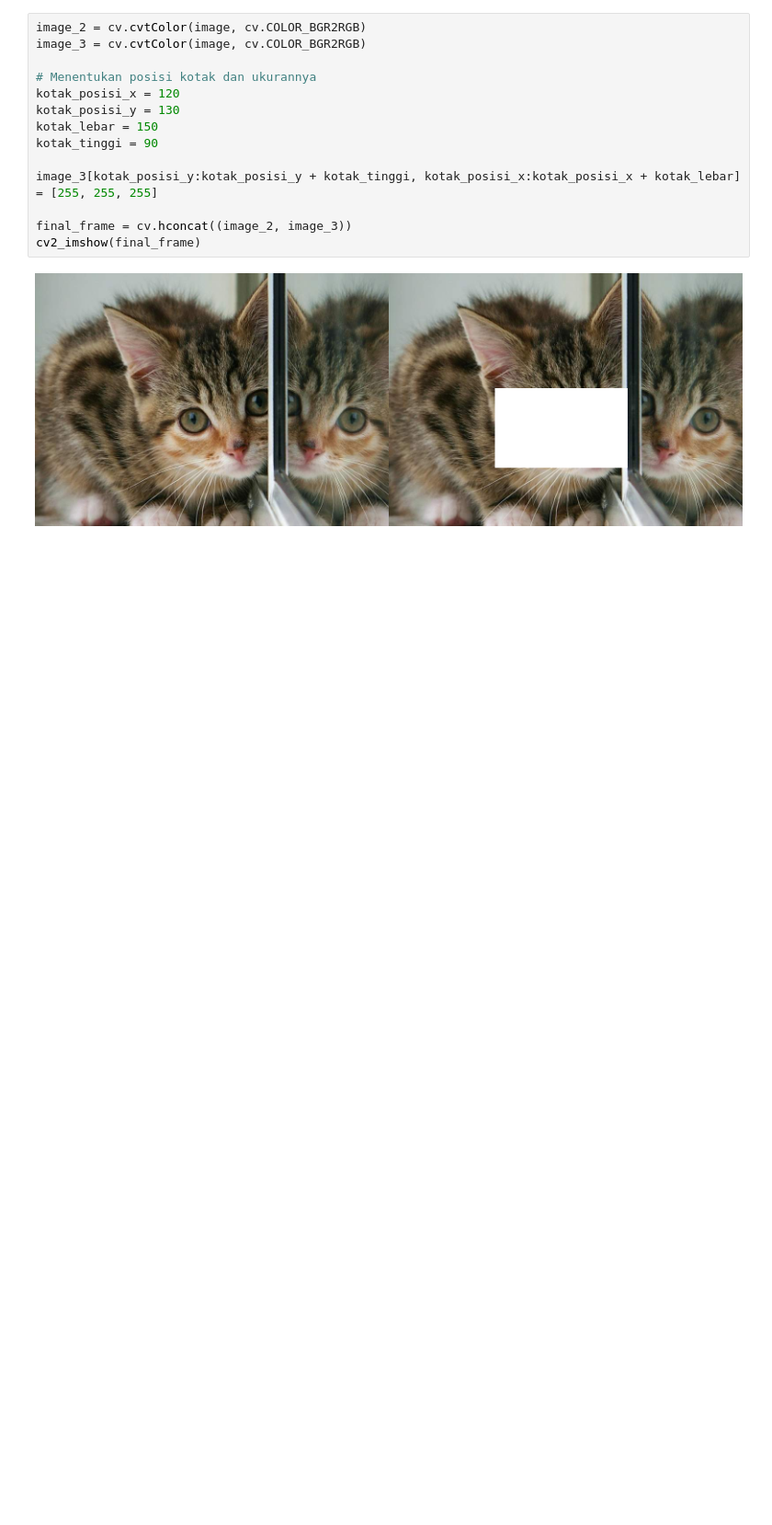
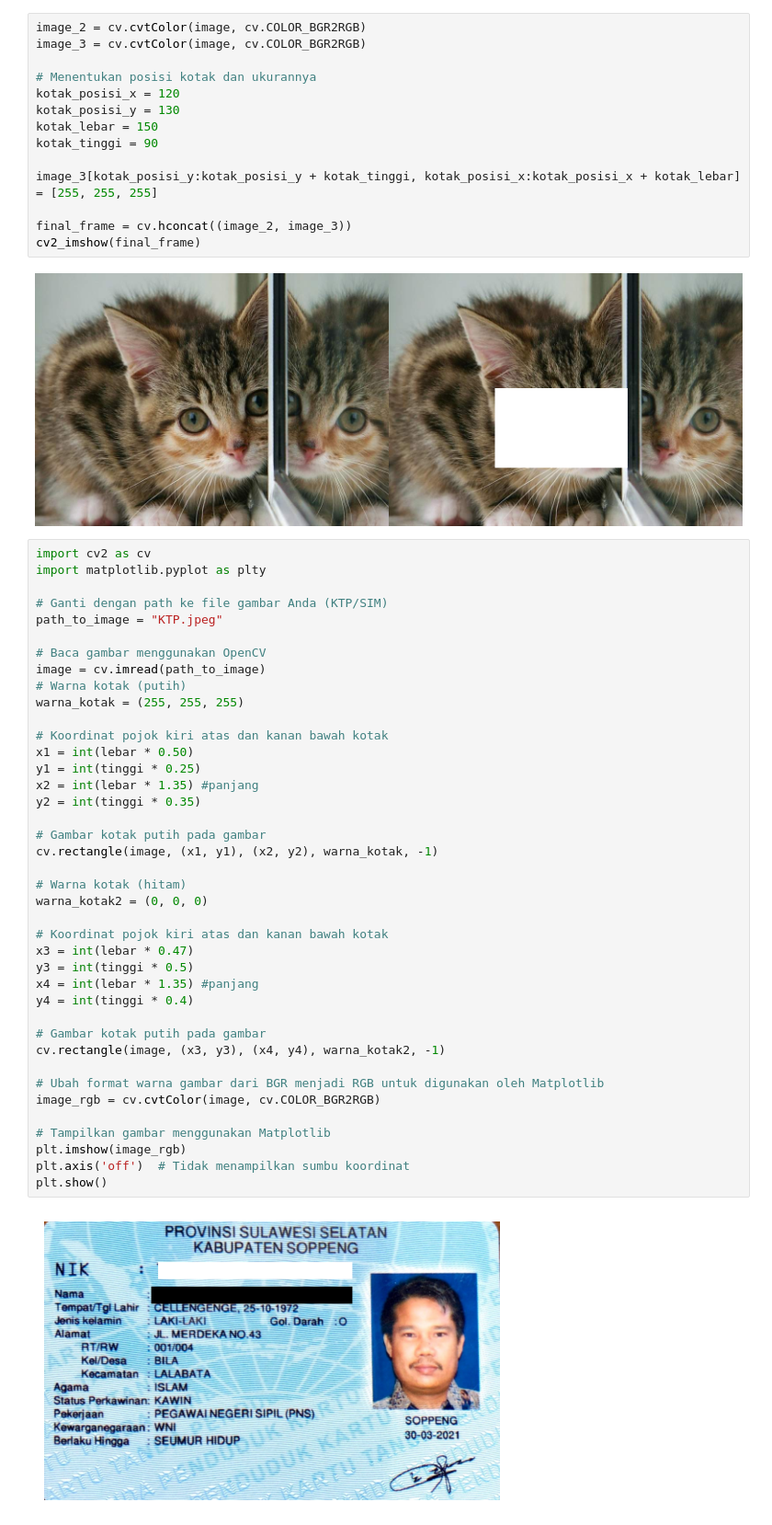
Before and after one commit to KrysnaRachmatR/PCVK_GANJIL_2023, a Jupyter notebook: Week1.ipynb, the cells around one changed output. Shown at 92% size. Drawn from its saved outputs; the diff is of its cells as text; blank space fills up the shorter version.

```diff
--- a/Week1.ipynb
+++ b/Week1.ipynb
@@ -93,3 +93,45 @@ final_frame = cv.hconcat((image_2, image_3))
 cv2_imshow(final_frame)
 # %% [output]
 [figure]
+# %%
+import cv2 as cv
+import matplotlib.pyplot as plty
+
+# Ganti dengan path ke file gambar Anda (KTP/SIM)
+path_to_image = "KTP.jpeg"
+
+# Baca gambar menggunakan OpenCV
+image = cv.imread(path_to_image)
+# Warna kotak (putih)
+warna_kotak = (255, 255, 255)
+
+# Koordinat pojok kiri atas dan kanan bawah kotak
+x1 = int(lebar * 0.50)
+y1 = int(tinggi * 0.25)
+x2 = int(lebar * 1.35) #panjang
+y2 = int(tinggi * 0.35)
+
+# Gambar kotak putih pada gambar
+cv.rectangle(image, (x1, y1), (x2, y2), warna_kotak, -1)
+
+# Warna kotak (hitam)
+warna_kotak2 = (0, 0, 0)
+
+# Koordinat pojok kiri atas dan kanan bawah kotak
+x3 = int(lebar * 0.47)
+y3 = int(tinggi * 0.5)
+x4 = int(lebar * 1.35) #panjang
+y4 = int(tinggi * 0.4)
+
+# Gambar kotak putih pada gambar
+cv.rectangle(image, (x3, y3), (x4, y4), warna_kotak2, -1)
+
+# Ubah format warna gambar dari BGR menjadi RGB untuk digunakan oleh Matplotlib
+image_rgb = cv.cvtColor(image, cv.COLOR_BGR2RGB)
+
+# Tampilkan gambar menggunakan Matplotlib
+plt.imshow(image_rgb)
+plt.axis('off')  # Tidak menampilkan sumbu koordinat
+plt.show()
+# %% [output]
+[figure, added]
```
